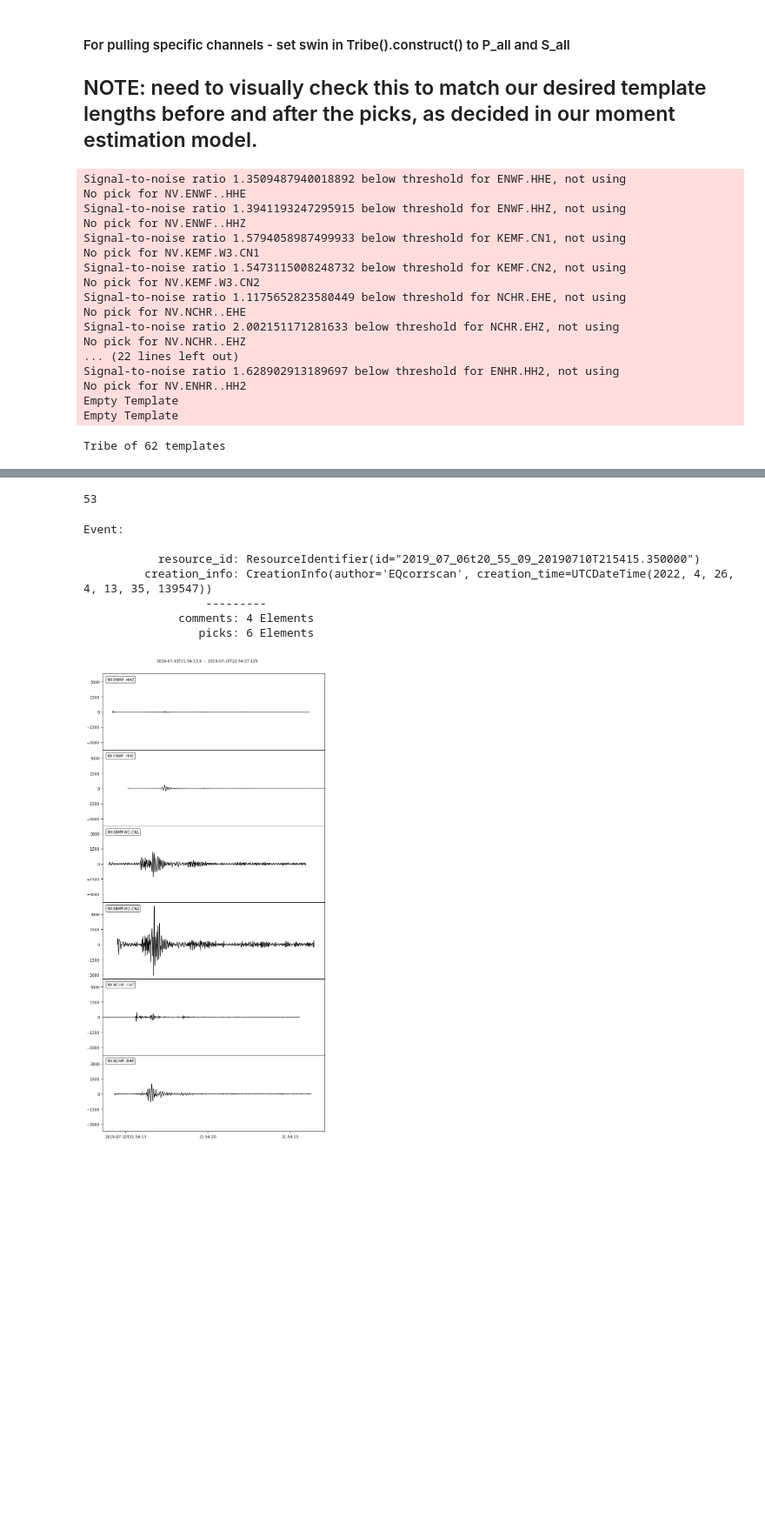
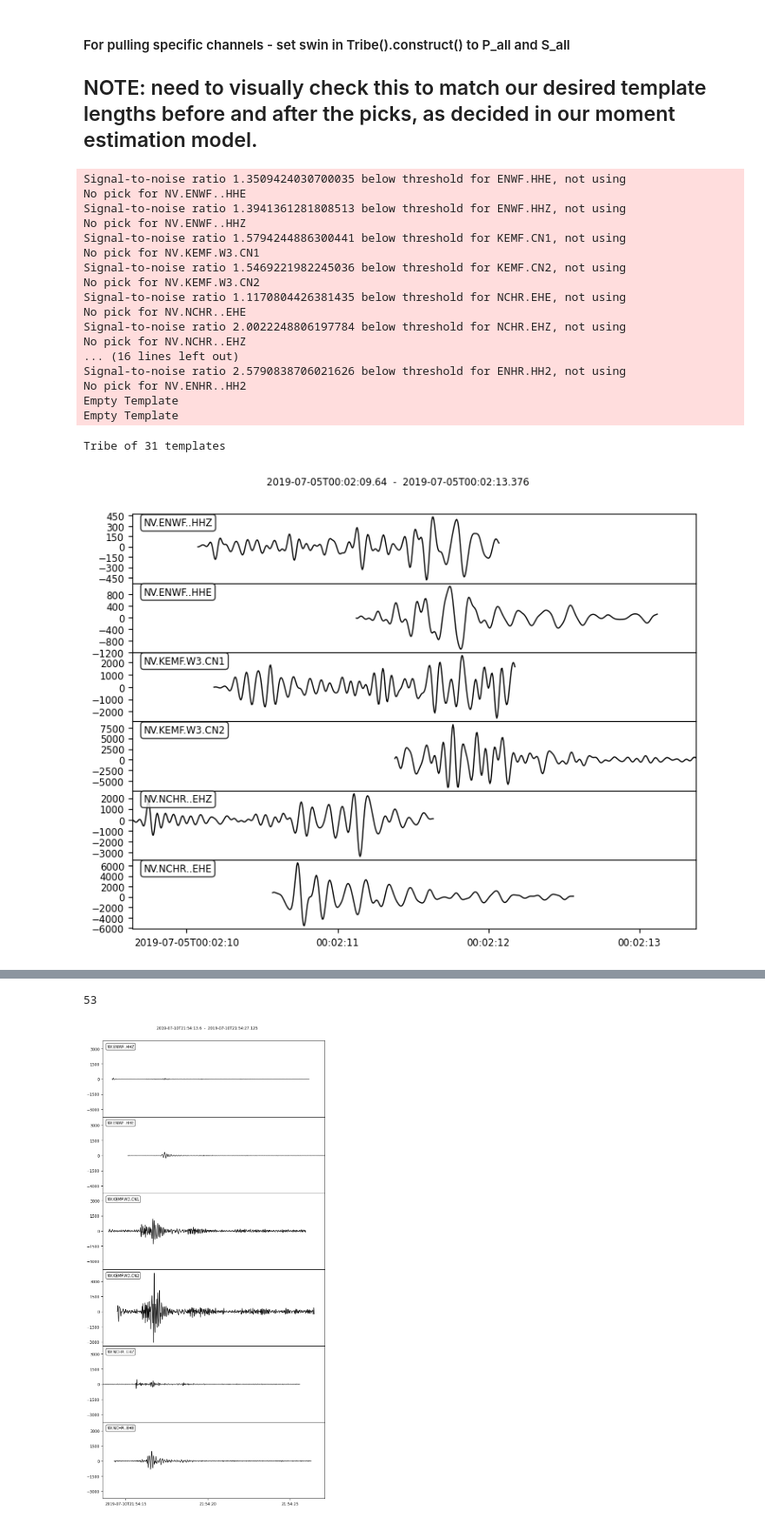
Before and after one commit to zoekrauss/endeavour_clustering, a Jupyter notebook: eqcorrscan_start.ipynb, the cells around one changed output, grey strips where cells are left out. Shown at 87% size. Cells and saved outputs as stored; diff of their text form; code cells hidden in the pictures; blank space fills up the shorter version.

```diff
--- a/eqcorrscan_start.ipynb
+++ b/eqcorrscan_start.ipynb
@@ -168,38 +191,41 @@ from eqcorrscan import Tribe
 client = Client("IRIS")
 # Barrett got best performance with process_len=1 hour
 
-
+cat_filt = cat.filter("time > 2019-07-05",
+                  "time < 2019-07-05-12-00-00")
 
 tribe = Tribe().construct(
-    method="from_client", lowcut=5.0, highcut=20.0, samp_rate=200.0, length=3.0,
-    filt_order=4, prepick=0.25, client_id=client, catalog=cat_filt, data_pad=20.,
-    process_len=3600, min_snr=3.0, parallel=True,swin='all')
+    method="from_client", lowcut=5.0, highcut=20.0, samp_rate=200.0, length=2,
+    filt_order=4, prepick=0.1, client_id=client, catalog=cat_filt, data_pad=20.,
+    process_len=3600, min_snr=3.0, parallel=True,swin='all',delayed=True)
 
 # Can also specify parallel=True and num_cores
 
 print(tribe)
 # %% [output]
-Signal-to-noise ratio 1.3509487940018892 below threshold for ENWF.HHE, not using
+Signal-to-noise ratio 1.3509424030700035 below threshold for ENWF.HHE, not using
 No pick for NV.ENWF..HHE
-Signal-to-noise ratio 1.3941193247295915 below threshold for ENWF.HHZ, not using
+Signal-to-noise ratio 1.3941361281808513 below threshold for ENWF.HHZ, not using
 No pick for NV.ENWF..HHZ
-Signal-to-noise ratio 1.5794058987499933 below threshold for KEMF.CN1, not using
+Signal-to-noise ratio 1.5794244886300441 below threshold for KEMF.CN1, not using
 No pick for NV.KEMF.W3.CN1
-Signal-to-noise ratio 1.5473115008248732 below threshold for KEMF.CN2, not using
+Signal-to-noise ratio 1.5469221982245036 below threshold for KEMF.CN2, not using
 No pick for NV.KEMF.W3.CN2
-Signal-to-noise ratio 1.1175652823580449 below threshold for NCHR.EHE, not using
+Signal-to-noise ratio 1.1170804426381435 below threshold for NCHR.EHE, not using
 No pick for NV.NCHR..EHE
-Signal-to-noise ratio 2.002151171281633 below threshold for NCHR.EHZ, not using
+Signal-to-noise ratio 2.0022248806197784 below threshold for NCHR.EHZ, not using
 No pick for NV.NCHR..EHZ
-... (22 lines left out)
-Signal-to-noise ratio 1.628902913189697 below threshold for ENHR.HH2, not using
+... (16 lines left out)
+Signal-to-noise ratio 2.5790838706021626 below threshold for ENHR.HH2, not using
 No pick for NV.ENHR..HH2
 Empty Template
 Empty Template
-Tribe of 62 templates
+Tribe of 31 templates
 # %%
 # Can plot one of the sets of templates as follows
-fig = tribe[2].st.plot(equal_scale=False, size=(800, 600))
+fig = tribe[0].st.plot(equal_scale=False, size=(800, 600))
+# %% [output]
+[figure, added]
 # %%
 # From that set of n templates, called a tribe, you can run cross correlation on continuous data downloaded from a client
 
@@ -234,16 +260,6 @@ for i,d in enumerate(party):
         print(i)
 # %% [output]
 53
-# %%
-party[53][0].event
-# %% [output]
-Event:
-
-           resource_id: ResourceIdentifier(id="2019_07_06t20_55_09_20190710T215415.350000")
-         creation_info: CreationInfo(author='EQcorrscan', creation_time=UTCDateTime(2022, 4, 26, 4, 13, 35, 139547))
-                  ---------
-              comments: 4 Elements
-                 picks: 6 Elements
 # %%
 # Plot up the waveforms around those picks to visually check
 
```
Also changed, not shown: parts of 6 cells of this notebook.
